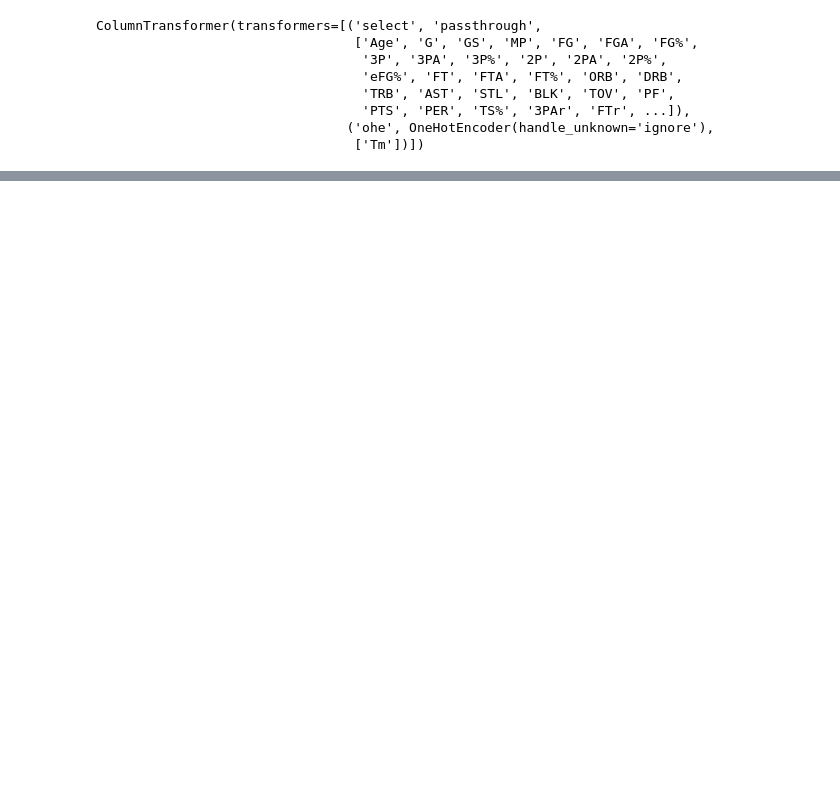
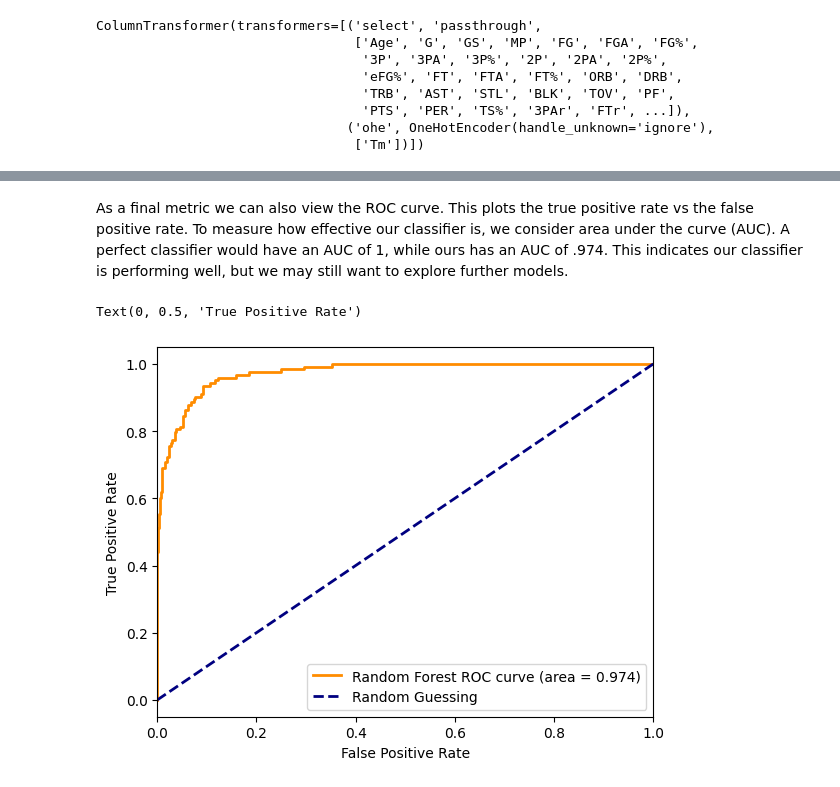
Before and after one commit to hhdesai98/nba_classification, a Jupyter notebook: rand_forest.ipynb, the cells around one changed output, grey strips where cells are left out. Drawn from its saved outputs; the diff is of its cells as text; code cells hidden in the pictures; blank space fills up the shorter version.

```diff
--- a/rand_forest.ipynb
+++ b/rand_forest.ipynb
@@ -70,10 +78,10 @@ param_grid = {
    'max_depth': [5, 10, 15, 20, 25],
    'min_samples_split': [2, 5, 10, 15, 20, 25, 30, 40],
    'min_samples_leaf': [1, 2, 5, 10, 15, 20],
-   'max_features': [ 'sqrt', 'log2', 0.2, .4, .8, 1.0]
+   'max_features': [ 'sqrt', 'log2', 0.2, .4]
 }
 
 
 CV_rfc = RandomizedSearchCV(estimator=rf, param_distributions=param_grid, cv= 5,
-                            random_state=0, n_iter=1000)
+                            random_state=0, n_iter=500)
 CV_rfc.fit(X_train, y_train)
@@ -93,0 +206,20 @@ alt.Chart(coef_df_nz).mark_bar().encode(
+# %% [markdown]
+As a final metric we can also view the ROC curve. This plots the true positive rate vs the false positive rate. To measure how effective our classifier is, we consider area under the curve (AUC). A perfect classifier would have an AUC of 1, while ours has an AUC of .974. This indicates our classifier is performing well, but we may still want to explore further models.
+# %%
+#We can also look at the ROC curve for the model.
+from sklearn.metrics import roc_curve, auc
+import matplotlib.pyplot as plt
+fpr, tpr, thresholds = roc_curve(y_test, CV_rfc.predict_proba(X_test)[:,1])
+roc_auc = auc(fpr, tpr)
+#plot ROC curve
+plt.figure()
+plt.plot(fpr, tpr, color='darkorange',
+            lw=2, label='Random Forest ROC curve (area = %0.3f)' % roc_auc)
+plt.plot([0, 1], [0, 1], color='navy', lw=2, linestyle='--', label='Random Guessing')
+plt.xlim([0.0, 1.0])
+plt.legend(loc="lower right")
+plt.xlabel('False Positive Rate')
+plt.ylabel('True Positive Rate')
+# %% [output]
+Text(0, 0.5, 'True Positive Rate')
+[figure, added]
```
Also changed, not shown: parts of 24 cells of this notebook, 2 other files.
